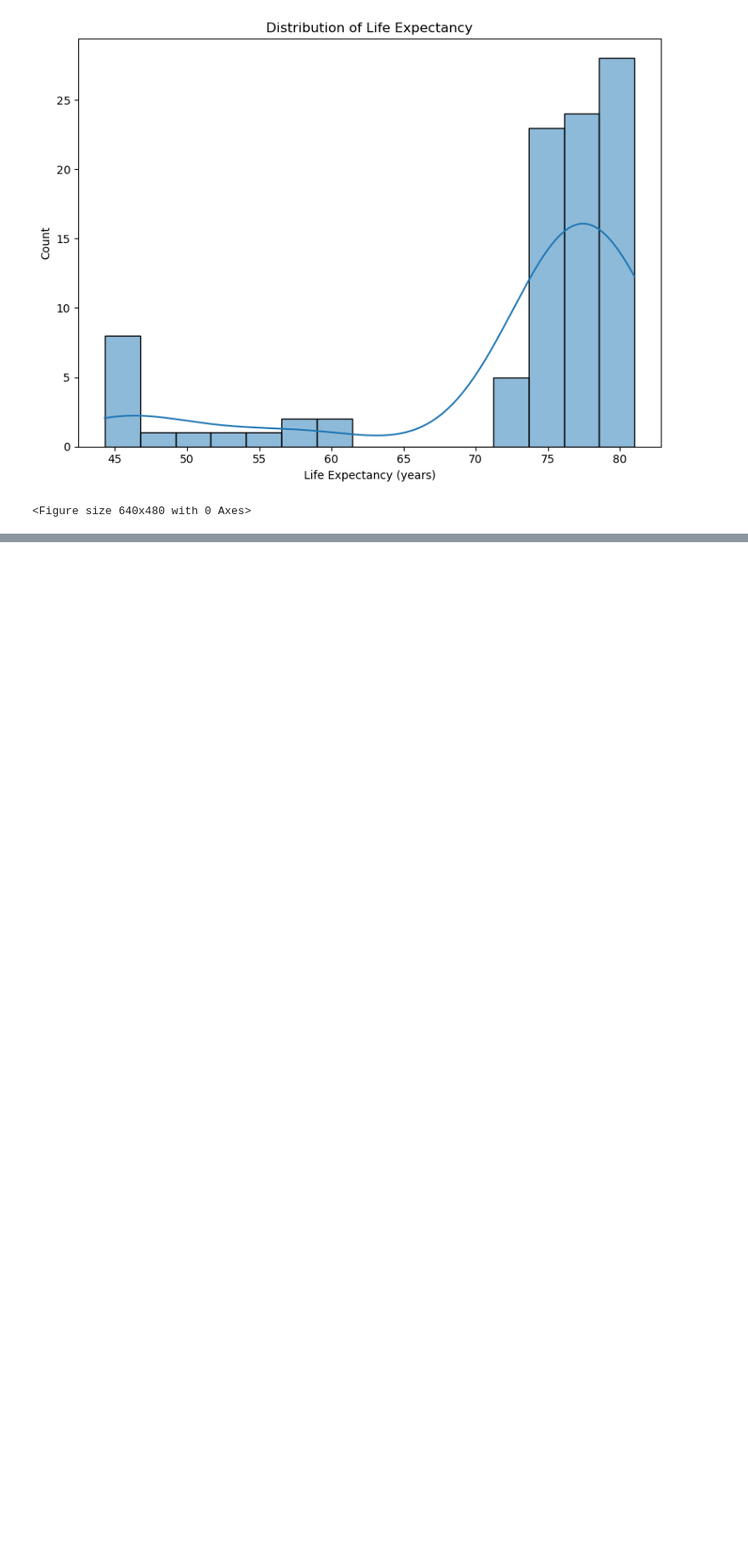
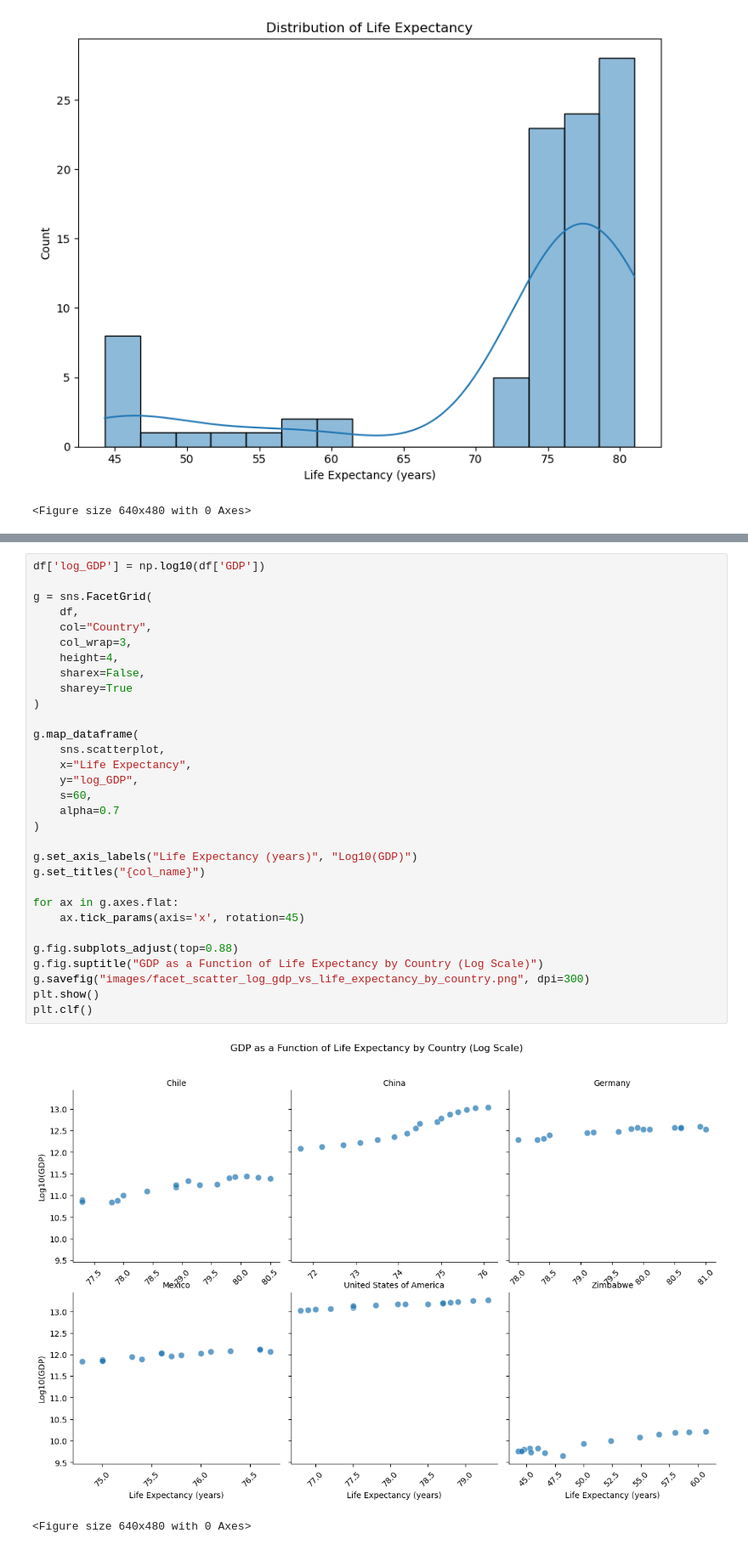
Before and after one commit to Sasimgt/Life-Expectancy-GDP-Analysis, a Jupyter notebook: life_expectancy_gdp.ipynb, the cells around one changed output, grey strips where cells are left out. Shown at 85% size. Cells and saved outputs as stored; diff of their text form; blank space fills up the shorter version.

```diff
--- a/life_expectancy_gdp.ipynb
+++ b/life_expectancy_gdp.ipynb
@@ -225,0 +254,34 @@ plt.clf()
+# %%
+df['log_GDP'] = np.log10(df['GDP'])
+
+g = sns.FacetGrid(
+    df,
+    col="Country",
+    col_wrap=3,
+    height=4,
+    sharex=False,
+    sharey=True
+)
+
+g.map_dataframe(
+    sns.scatterplot,
+    x="Life Expectancy",
+    y="log_GDP",
+    s=60,
+    alpha=0.7
+)
+
+g.set_axis_labels("Life Expectancy (years)", "Log10(GDP)")
+g.set_titles("{col_name}")
+
+for ax in g.axes.flat:
+    ax.tick_params(axis='x', rotation=45)
+
+g.fig.subplots_adjust(top=0.88)
+g.fig.suptitle("GDP as a Function of Life Expectancy by Country (Log Scale)")
+g.savefig("images/facet_scatter_log_gdp_vs_life_expectancy_by_country.png", dpi=300)
+plt.show()
+plt.clf()
+# %% [output]
+[figure, added]
+<Figure size 640x480 with 0 Axes>
```
Also changed, not shown: parts of 5 cells of this notebook, 5 other files.
